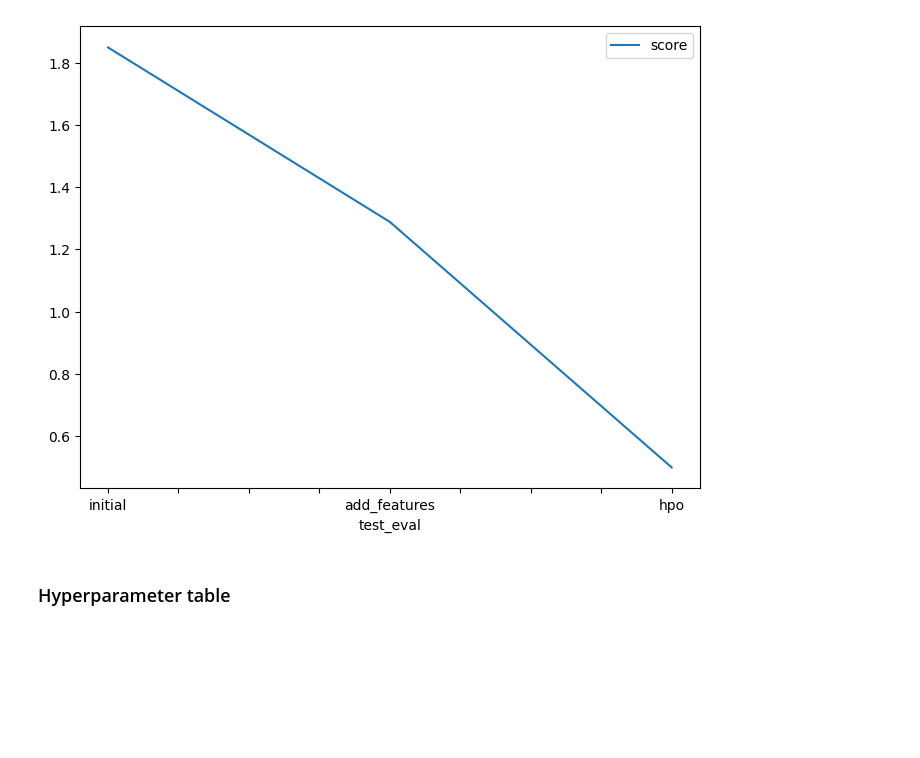
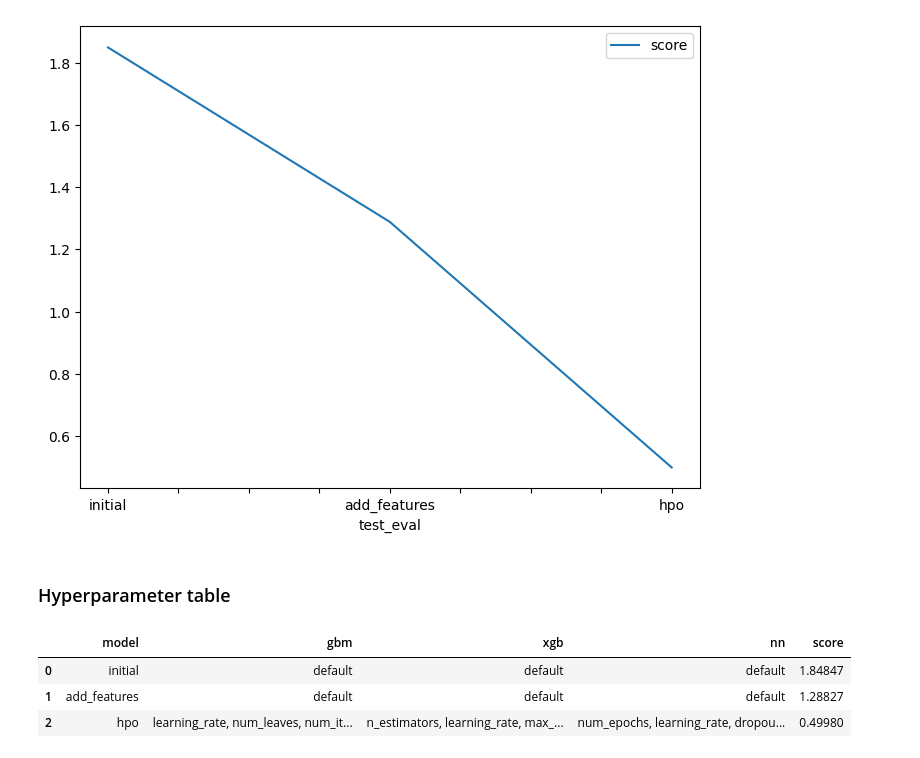
Before and after one commit to meditatingdragon/cd0385-project-starter, a Jupyter notebook: project/project-notebook.ipynb, the cells around one changed output. Drawn from its saved outputs; the diff is of its cells as text; code cells hidden in the pictures; blank space fills up the shorter version.

Commit message:
adding the hyperparameter table

```diff
--- a/project/project-notebook.ipynb
+++ b/project/project-notebook.ipynb
@@ -674,9 +674,14 @@ fig.savefig('model_test_score.png')
 # %%
 # The 3 hyperparameters we tuned with the kaggle score as the result
 pd.DataFrame({
     "model": ["initial", "add_features", "hpo"],
-    "hpo1": [?, ?, ?],
-    "hpo2": [?, ?, ?],
-    "hpo3": [?, ?, ?],
-    "score": [?, ?, ?]
+    "gbm": ["default", "default", "learning_rate, num_leaves, num_iterations"],
+    "xgb": ["default", "default", "n_estimators, learning_rate, max_depth"],
+    "nn": ["default", "default", "num_epochs, learning_rate, dropout_prob"],
+    "score": [1.84847, 1.28827, 0.49980]
 })
+# %% [output]
+|  | model | gbm | xgb | nn | score |
+| 0 | initial | default | default | default | 1.84847 |
+| 1 | add_features | default | default | default | 1.28827 |
+| 2 | hpo | learning_rate, num_leaves, num_it... | n_estimators, learning_rate, max_... | num_epochs, learning_rate, dropou... | 0.49980 |
```
Also changed, not shown: 1 other file.
